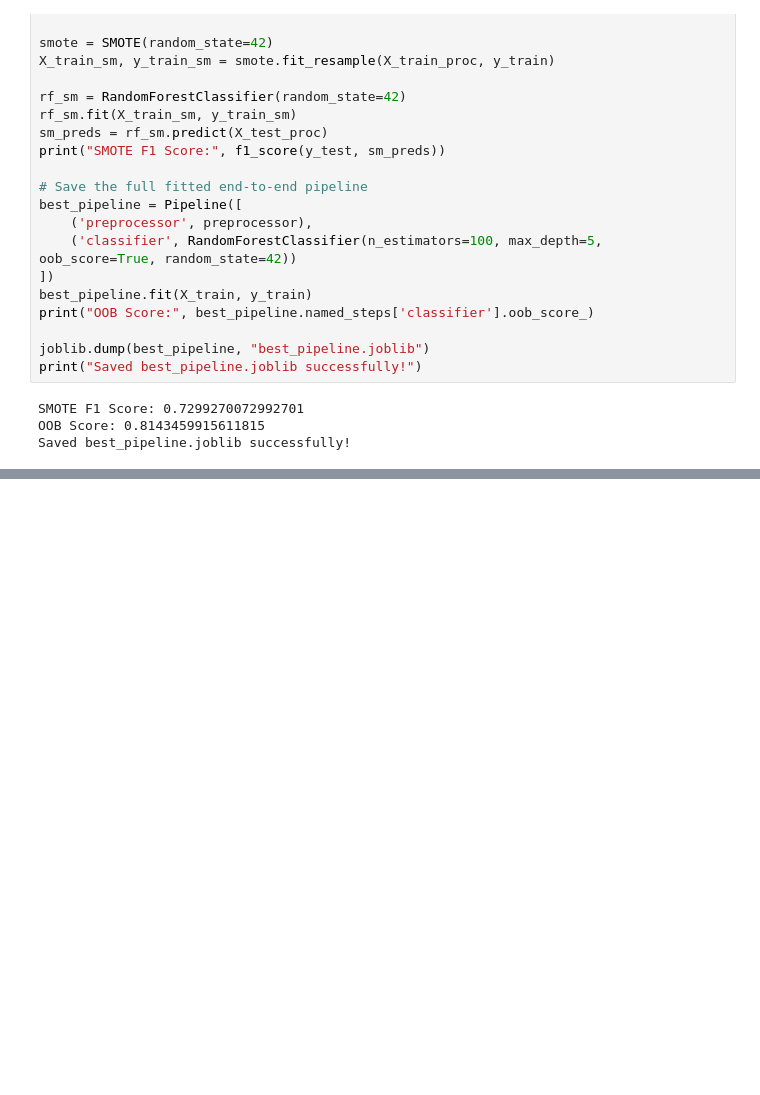
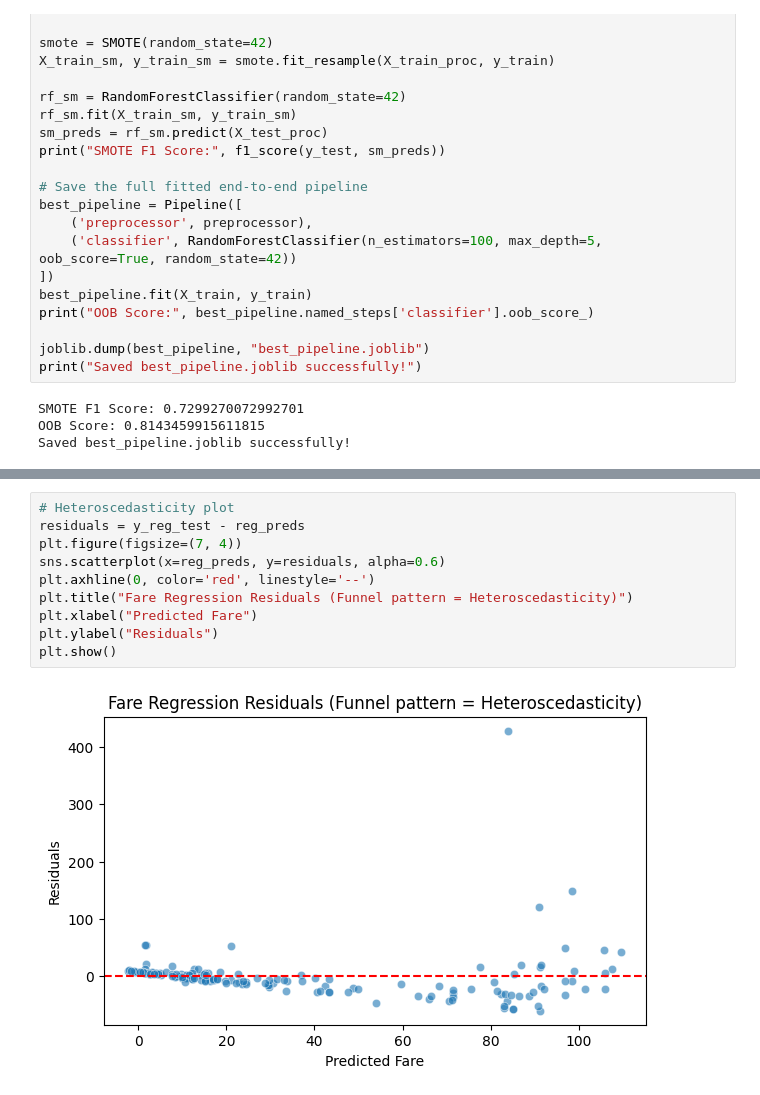
Before and after one commit to KNaveenKumar8910/zepto-ai-platform, a Jupyter notebook: analytics/01_eda.ipynb, the cells around one changed output, grey strips where cells are left out. Saved outputs shown, nothing was run; the diff lists cells and outputs as text; blank space fills up the shorter version.

```diff
--- a/analytics/01_eda.ipynb
+++ b/analytics/01_eda.ipynb
@@ -179,0 +285,12 @@ Saved best_pipeline.joblib successfully!
+# %%
+# Heteroscedasticity plot
+residuals = y_reg_test - reg_preds
+plt.figure(figsize=(7, 4))
+sns.scatterplot(x=reg_preds, y=residuals, alpha=0.6)
+plt.axhline(0, color='red', linestyle='--')
+plt.title("Fare Regression Residuals (Funnel pattern = Heteroscedasticity)")
+plt.xlabel("Predicted Fare")
+plt.ylabel("Residuals")
+plt.show()
+# %% [output]
+[figure, added]
```
Also changed, not shown: parts of 6 cells of this notebook.
